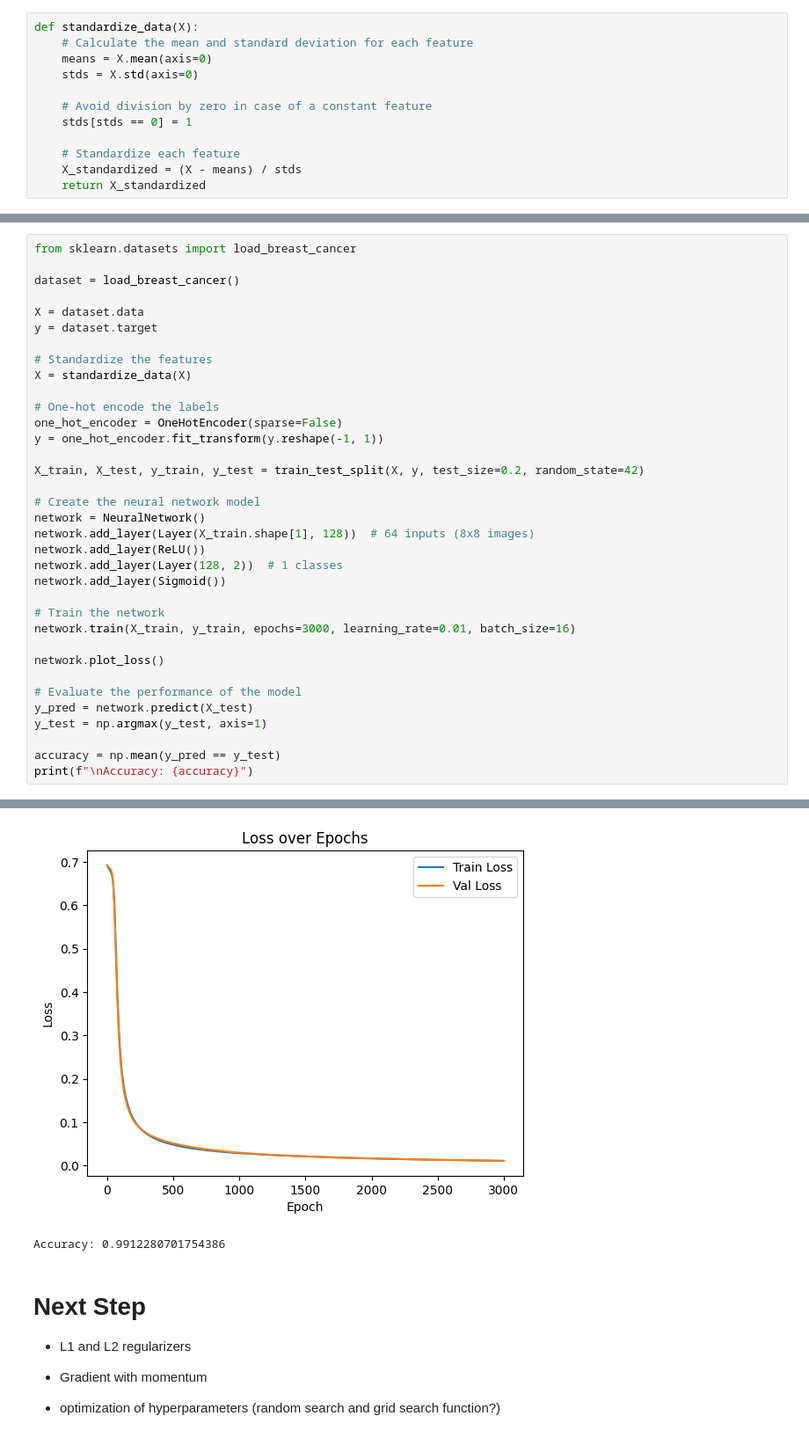
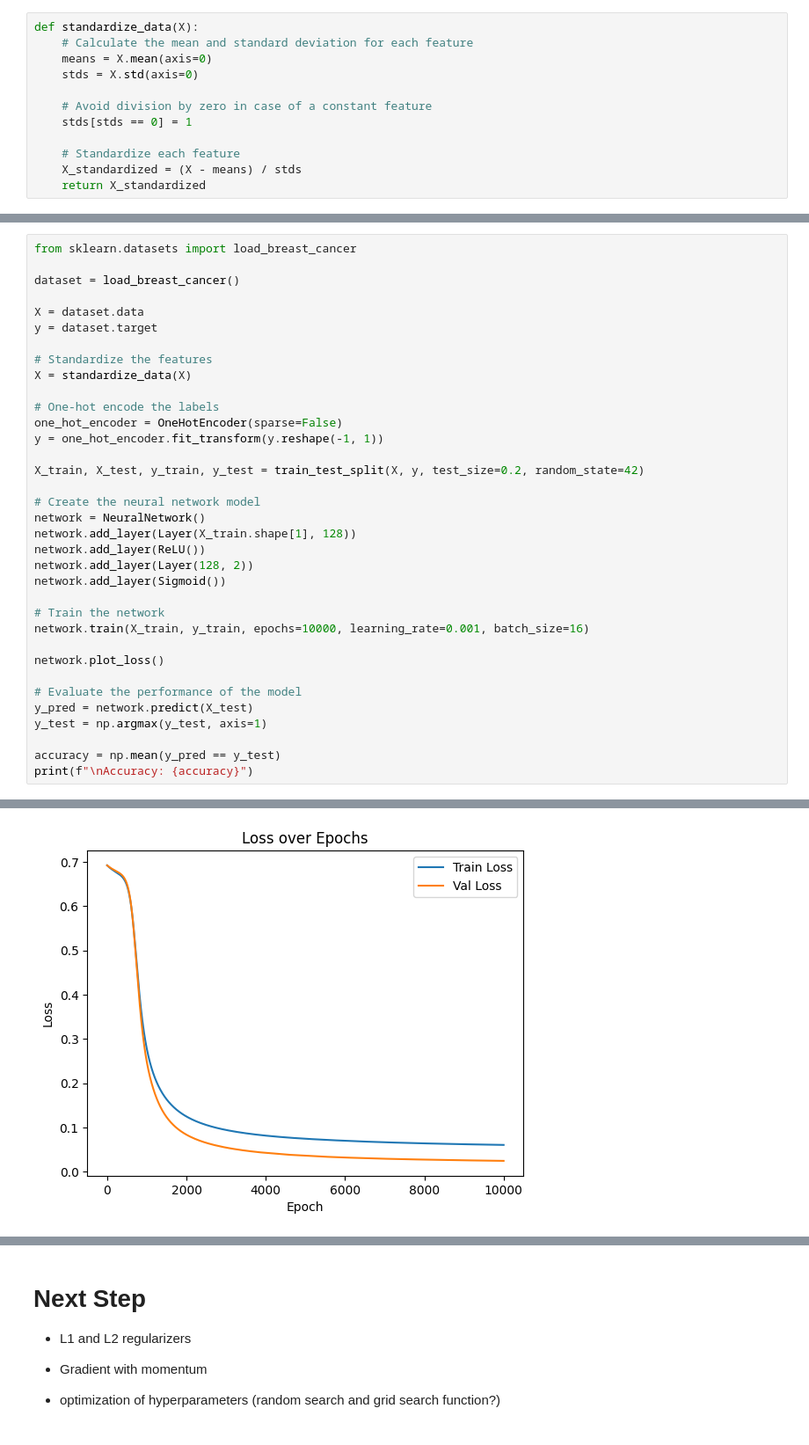
Before and after one commit to alessandroAbati/Programming_And_Mathematics_For_AI, a Jupyter notebook: Main_V2.ipynb, the cells around one changed output, grey strips where cells are left out. Shown: that part at 88% size. Drawn from its saved outputs; the diff is of its cells as text.

```diff
--- a/Main_V2.ipynb
+++ b/Main_V2.ipynb
@@ -385,13 +403,13 @@ X_train, X_test, y_train, y_test = train_test_split(X, y, test_size=0.2, random_
 
 # Create the neural network model
 network = NeuralNetwork()
-network.add_layer(Layer(X_train.shape[1], 128))  # 64 inputs (8x8 images)
+network.add_layer(Layer(X_train.shape[1], 128))
 network.add_layer(ReLU())
-network.add_layer(Layer(128, 2))  # 1 classes
+network.add_layer(Layer(128, 2))
 network.add_layer(Sigmoid())
 
 # Train the network
-network.train(X_train, y_train, epochs=3000, learning_rate=0.01, batch_size=16)
+network.train(X_train, y_train, epochs=10000, learning_rate=0.001, batch_size=16)
 
 network.plot_loss()
 
@@ -408,0 +440 @@ Epoch 30/3000 --- Train Loss: 0.6751442337392647 --- Val Loss: 0.680465576739729
+[figure, new version]
@@ -426,5 +442,3 @@ Epoch 2990/3000 --- Train Loss: 0.011236286117456269 --- Val Loss: 0.01141815659
-[figure, old version]
-Accuracy: 0.9912280701754386
 # %% [markdown]
 # Next Step
 
```
Also changed, not shown: parts of 4 cells of this notebook.
